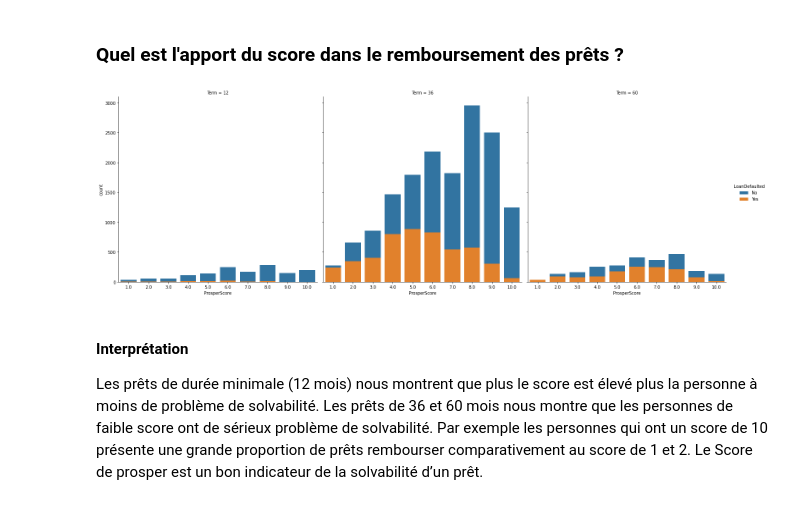
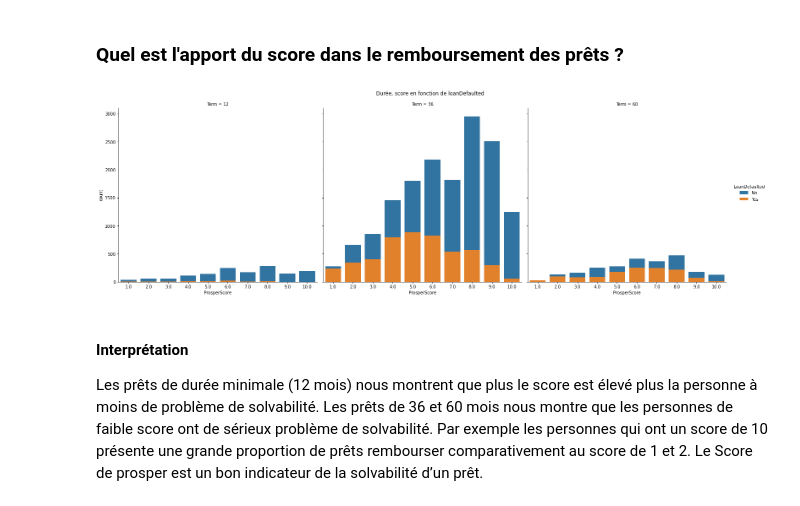
Before and after one commit to ouedraogo-salam/udacity-projet-3, a Jupyter notebook: Part_I_exploration_template.ipynb, the cells around one changed output. Drawn from its saved outputs; the diff is of its cells as text; code cells hidden in the pictures.

Commit message:
corrige : Ajoute de titre aux graphiques de visualisation multivariée

```diff
--- a/Part_I_exploration_template.ipynb
+++ b/Part_I_exploration_template.ipynb
@@ -1230,9 +1230,11 @@ Plus la somme est importante plus la durée de remboursement est longue. Ce rés
 # %%
 g = sns.FacetGrid(data = df1, col = "Term", hue="LoanDefaulted", height=7)
 g.map(sns.countplot, "ProsperScore", )
 g.add_legend();
+g.fig.subplots_adjust(top=0.9)
+g.fig.suptitle("Durée, score en fonction de loanDefaulted");
 # %% [output]
-[figure, old version]
+[figure, new version]
 # %% [markdown]
 #### Interprétation
 
```
Also changed, not shown: parts of 2 cells of this notebook.
